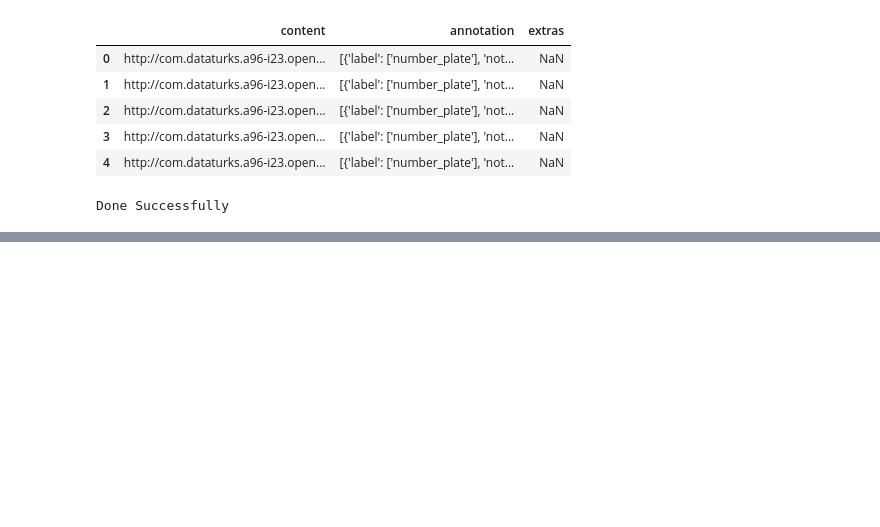
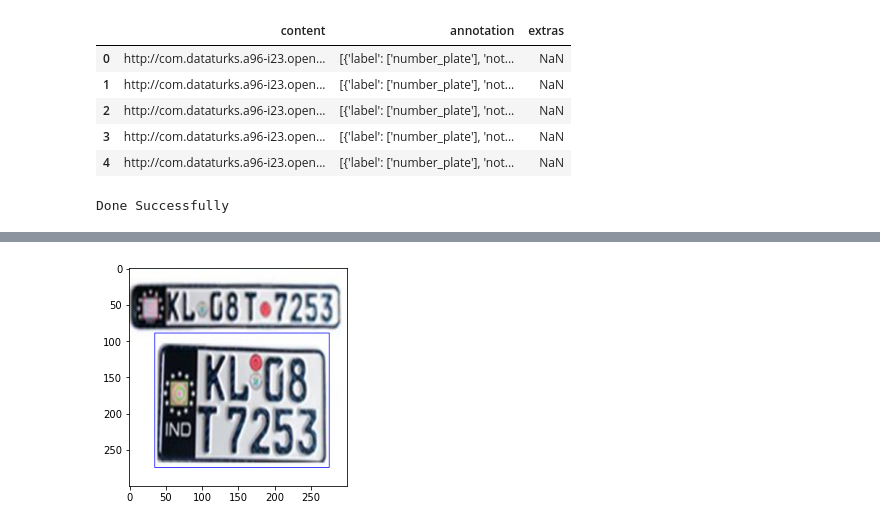
Before and after one commit to Rahul1582/Vehicle-Number-Plate-Detection, a Jupyter notebook: Number Plate Deep Learning.ipynb, the cells around one changed output, grey strips where cells are left out. Drawn from its saved outputs; the diff is of its cells as text; code cells hidden in the pictures; blank space fills up the shorter version.

```diff
--- a/Number Plate Deep Learning.ipynb
+++ b/Number Plate Deep Learning.ipynb
@@ -144,0 +244,4 @@ Done Successfully
+# %%
+viewimage(100)
+# %% [output]
+[figure, added]
```
Also changed, not shown: parts of 28 cells of this notebook.
